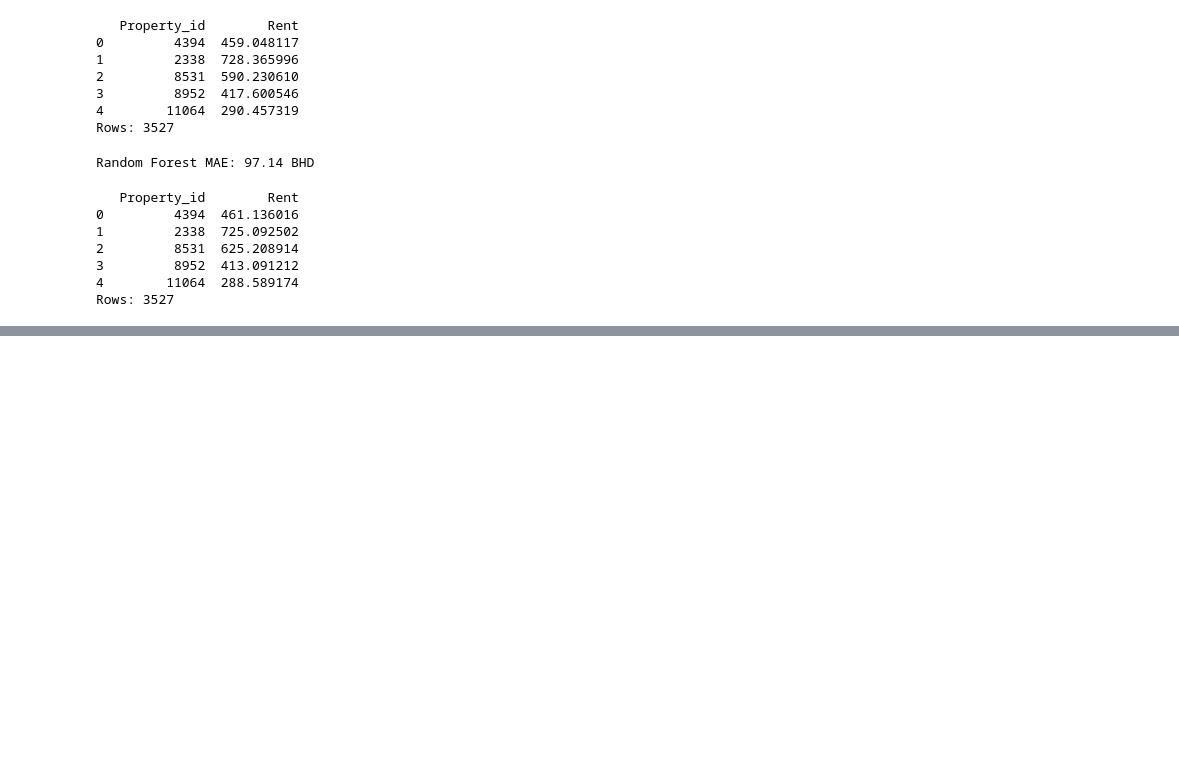
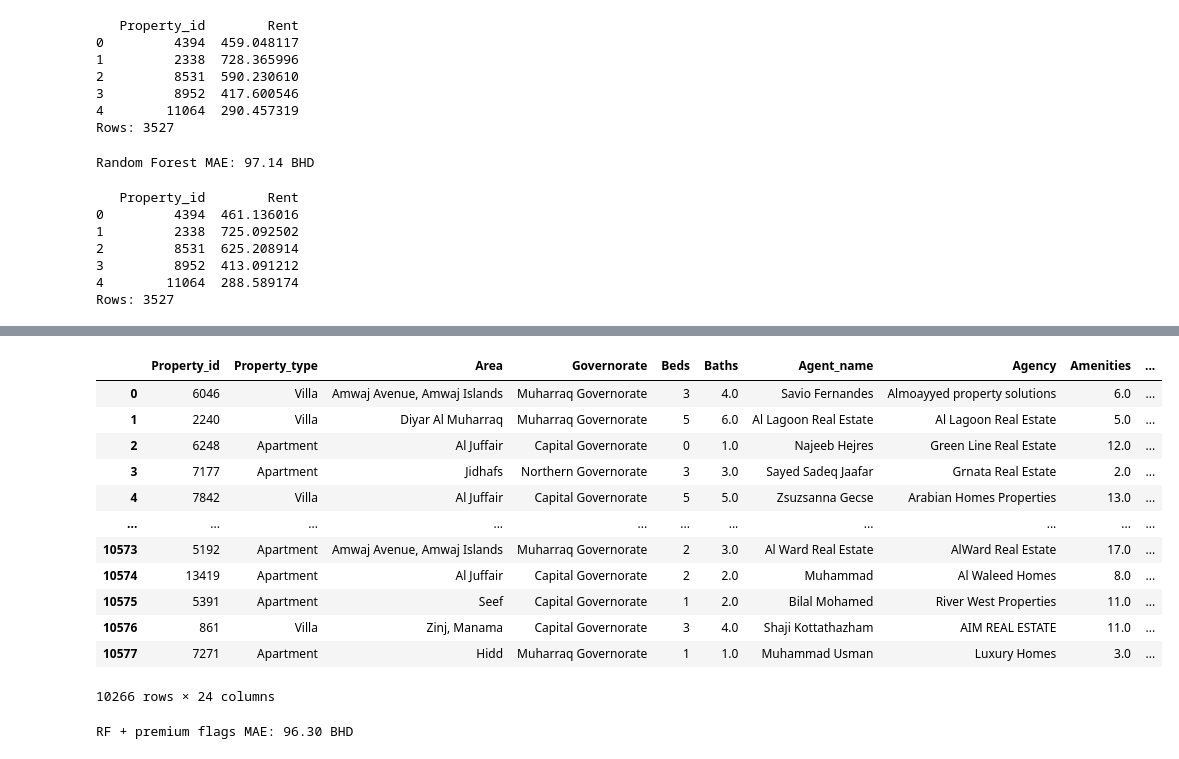
Before and after one commit to sayedali777/labs_projects, a Jupyter notebook: projects/Project 3/Untitled1.ipynb, the cells around one changed output, grey strips where cells are left out. Drawn from its saved outputs; the diff is of its cells as text; code cells hidden in the pictures; blank space fills up the shorter version.

```diff
--- a/projects/Project 3/Untitled1.ipynb
+++ b/projects/Project 3/Untitled1.ipynb
@@ -495,0 +624,58 @@ Rows: 3527
+# %%
+rental_copy
+# %% [output]
+|  | Property_id | Property_type | Area | Governorate | Beds | Baths | Agent_name | Agency | Amenities | ... |
+| 0 | 6046 | Villa | Amwaj Avenue, Amwaj Islands | Muharraq Governorate | 3 | 4.0 | Savio Fernandes | Almoayyed property solutions | 6.0 | ... |
+| 1 | 2240 | Villa | Diyar Al Muharraq | Muharraq Governorate | 5 | 6.0 | Al Lagoon Real Estate | Al Lagoon Real Estate | 5.0 | ... |
+| 2 | 6248 | Apartment | Al Juffair | Capital Governorate | 0 | 1.0 | Najeeb Hejres | Green Line Real Estate | 12.0 | ... |
+| 3 | 7177 | Apartment | Jidhafs | Northern Governorate | 3 | 3.0 | Sayed Sadeq Jaafar | Grnata Real Estate | 2.0 | ... |
+| 4 | 7842 | Villa | Al Juffair | Capital Governorate | 5 | 5.0 | Zsuzsanna Gecse | Arabian Homes Properties | 13.0 | ... |
+| ... | ... | ... | ... | ... | ... | ... | ... | ... | ... | ... |
+| 10573 | 5192 | Apartment | Amwaj Avenue, Amwaj Islands | Muharraq Governorate | 2 | 3.0 | Al Ward Real Estate | AlWard Real Estate | 17.0 | ... |
+| 10574 | 13419 | Apartment | Al Juffair | Capital Governorate | 2 | 2.0 | Muhammad | Al Waleed Homes | 8.0 | ... |
+| 10575 | 5391 | Apartment | Seef | Capital Governorate | 1 | 2.0 | Bilal Mohamed | River West Properties | 11.0 | ... |
+| 10576 | 861 | Villa | Zinj, Manama | Capital Governorate | 3 | 4.0 | Shaji Kottathazham | AIM REAL ESTATE | 11.0 | ... |
+| 10577 | 7271 | Apartment | Hidd | Muharraq Governorate | 1 | 1.0 | Muhammad Usman | Luxury Homes | 3.0 | ... |
+10266 rows × 24 columns
+# %%
+# Premium-property flags (target the expensive tail the model underpredicts)
+rental_copy['is_penthouse'] = (rental_copy['Property_type'] == 'Penthouse').astype(int)
+rental_copy['is_villa']     = (rental_copy['Property_type'] == 'Villa').astype(int)
+rental_copy['baths_per_bed'] = rental_copy['Baths'] / rental_copy['Beds'].replace(0, 1)
+rental_copy['baths_per_bed'] = rental_copy['baths_per_bed'].fillna(0)
+
+# Premium areas (top-rent neighborhoods from your worst-miss list)
+premium_areas = ['Bahrain Bay','Reef Island','Amwaj Islands','Amwaj Avenue, Amwaj Islands',
+                 'Bahrain Financial Harbour, Manama','Water Garden City, Manama']
+rental_copy['is_premium_area'] = rental_copy['Area'].isin(premium_areas).astype(int)
+
+# Column groups
+continuous_cols = ['Beds','Baths','Size_sqm','Amenities','baths_per_bed']
+binary_cols = ['has_maid','is_inclusive','is_furnished','is_luxury','has_pool',
+               'has_sea_view','is_spacious','is_standalone','is_private',
+               'has_garden','is_compound','has_maids','is_approved',
+               'is_penthouse','is_villa','is_premium_area']
+categorical_cols = ['Property_type','Governorate','Area','Agency']
+
+num_pipe = Pipeline([('imp', SimpleImputer(strategy='median')),
+                     ('pow', PowerTransformer())])
+cat_pipe = Pipeline([('imp', SimpleImputer(strategy='most_frequent')),
+                     ('ohe', OneHotEncoder(handle_unknown='ignore', drop='first', sparse_output=False))])
+
+preprocessor = ColumnTransformer([
+    ('num', num_pipe, continuous_cols),
+    ('bin', 'passthrough', binary_cols),
+    ('cat', cat_pipe, categorical_cols),
+])
+
+X = rental_copy.drop(columns=['rent','Property_id'])
+y = np.log1p(rental_copy['rent'])
+X_train, X_test, y_train, y_test = train_test_split(X, y, test_size=0.2, random_state=42)
+
+pipe_rf = Pipeline([('preprocessor', preprocessor),
+                    ('model', RandomForestRegressor(n_estimators=200, random_state=42))])
+pipe_rf.fit(X_train, y_train)
+mae = mean_absolute_error(np.expm1(y_test), np.expm1(pipe_rf.predict(X_test)))
+print(f"RF + premium flags MAE: {mae:.2f} BHD")
+# %% [output]
+RF + premium flags MAE: 96.30 BHD
```
Also changed, not shown: parts of 13 cells of this notebook, 18 other files.
